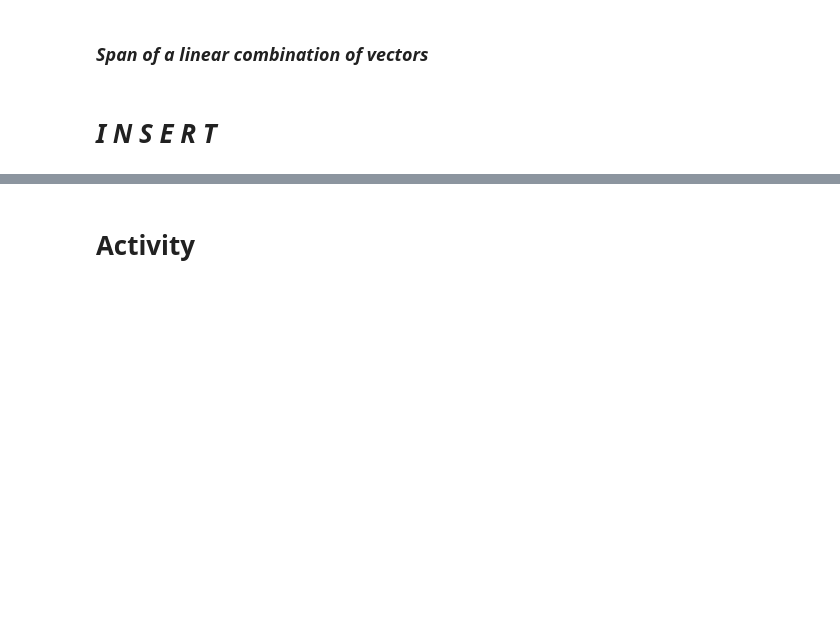
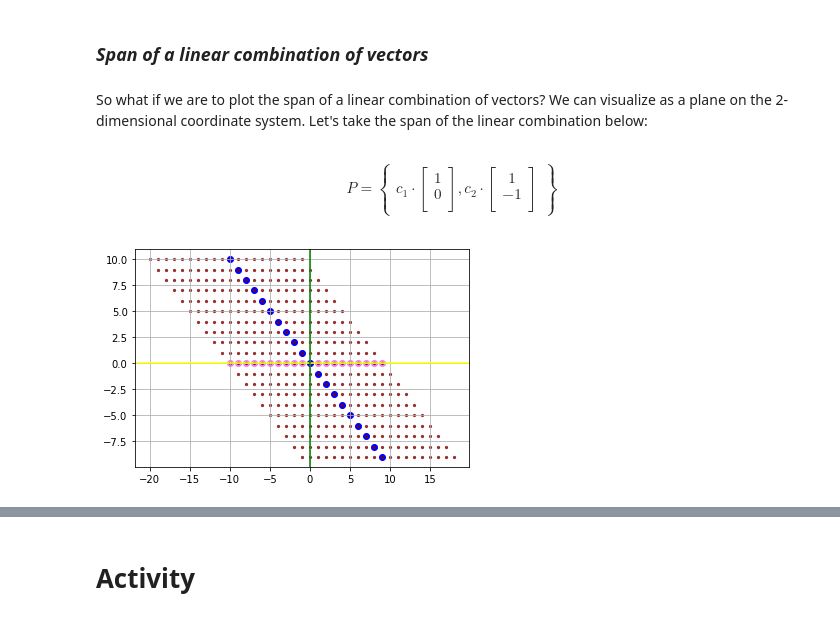
Before and after one commit to ptrciabnquit/Linear-Algebra_2nd-Sem, a Jupyter notebook: Assignment_10_Linear_Combination_and_Vector_Spaces.ipynb, the cells around one changed output, grey strips where cells are left out. Drawn from its saved outputs; the diff is of its cells as text; code cells hidden in the pictures; blank space fills up the shorter version.

```diff
--- a/Assignment_10_Linear_Combination_and_Vector_Spaces.ipynb
+++ b/Assignment_10_Linear_Combination_and_Vector_Spaces.ipynb
@@ -65,5 +65,29 @@ plt.show()
 [figure]
 # %% [markdown]
 ### ***Span of a linear combination of vectors***
-# %% [markdown]
-# ***I N S E R T***
+# %% [markdown]
+So what if we are to plot the span of a linear combination of vectors? We can visualize as a plane on the 2-dimensional coordinate system. Let's take the span of the linear combination below:
+# %% [markdown]
+$$P = \begin{Bmatrix} c_1 \cdot\begin{bmatrix} 1\\0 \\\end{bmatrix},
+c_2 \cdot \begin{bmatrix} 1\\-1 \\\end{bmatrix}\end{Bmatrix} $$
+# %%
+vectA = np.array([1,0])
+vectB = np.array([1,-1])
+
+R = np.arange(-10,10,1)
+
+c1, c2 = np.meshgrid(R,R)
+
+vectR = vectA + vectB
+spanRx = c1*vectA[0] + c2*vectB[0]
+spanRy = c1*vectA[1] + c2*vectB[1]
+plt.scatter(R*vectA[0],R*vectA[1], color="violet")
+plt.scatter(R*vectB[0],R*vectB[1], color="blue")
+plt.scatter(spanRx,spanRy, s=5, alpha=0.75, color="maroon")
+
+plt.axhline(y=0, color='yellow')
+plt.axvline(x=0, color='green')
+plt.grid()
+plt.show()
+# %% [output]
+[figure, added]
```
Also changed, not shown: parts of 6 cells of this notebook.
